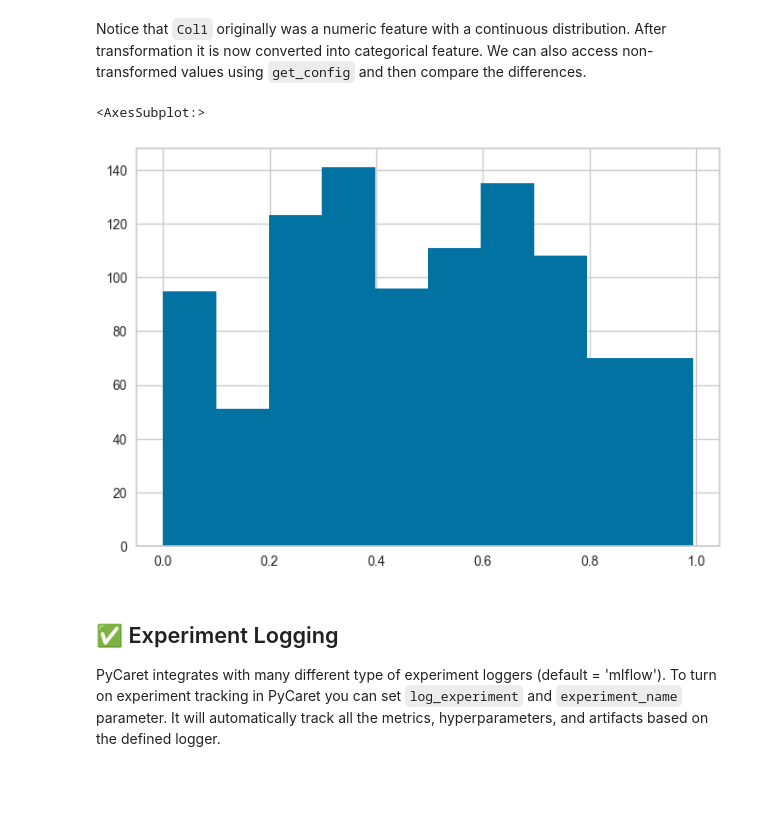
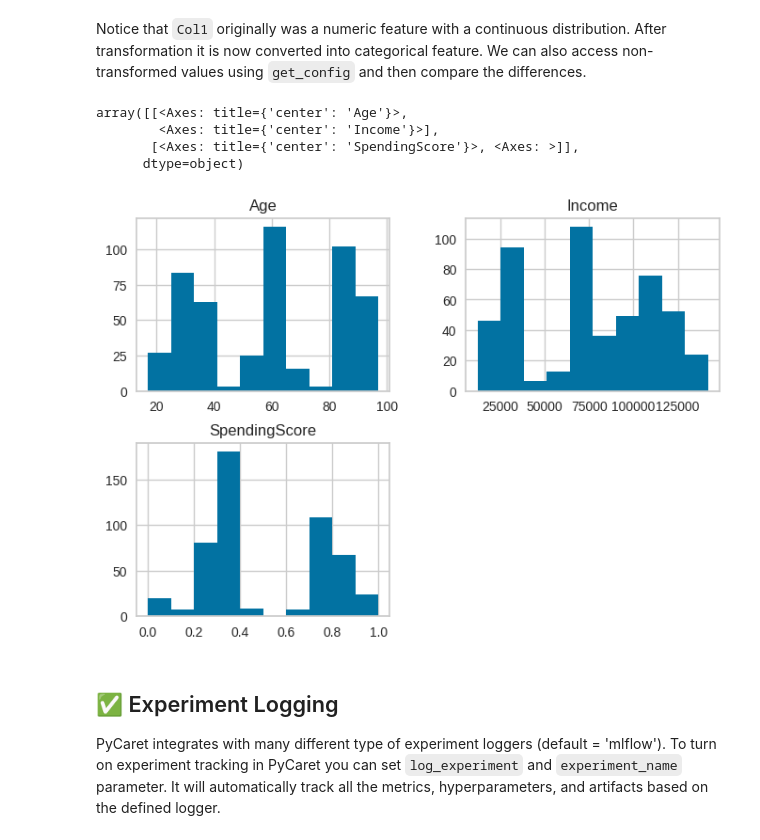
Before and after one commit to ashivashankars/CMPE255_Assignments, a Jupyter notebook: tutorials/Tutorial - Anomaly Detection.ipynb, the cells around one changed output. Drawn from its saved outputs; the diff is of its cells as text; code cells hidden in the pictures; blank space fills up the shorter version.

```diff
--- a/tutorials/Tutorial - Anomaly Detection.ipynb
+++ b/tutorials/Tutorial - Anomaly Detection.ipynb
@@ -388,10 +464,13 @@ get_config('X_train_transformed')['Col1'].hist()
 # %% [markdown]
 Notice that `Col1` originally was a numeric feature with a continuous distribution. After transformation it is now converted into categorical feature. We can also access non-transformed values using `get_config` and then compare the differences.
 # %%
-get_config('X_train')['Col1'].hist()
+get_config('X_train')[['Age','Income','SpendingScore']].hist()
 # %% [output]
-<AxesSubplot:>
+array([[<Axes: title={'center': 'Age'}>,
+        <Axes: title={'center': 'Income'}>],
+       [<Axes: title={'center': 'SpendingScore'}>, <Axes: >]],
+      dtype=object)
-[figure, old version]
+[figure, new version]
 # %% [markdown]
 ## ✅ Experiment Logging
 PyCaret integrates with many different type of experiment loggers (default = 'mlflow'). To turn on experiment tracking in PyCaret you can set `log_experiment` and `experiment_name` parameter. It will automatically track all the metrics, hyperparameters, and artifacts based on the defined logger.
```
Also changed, not shown: parts of 28 cells of this notebook.
